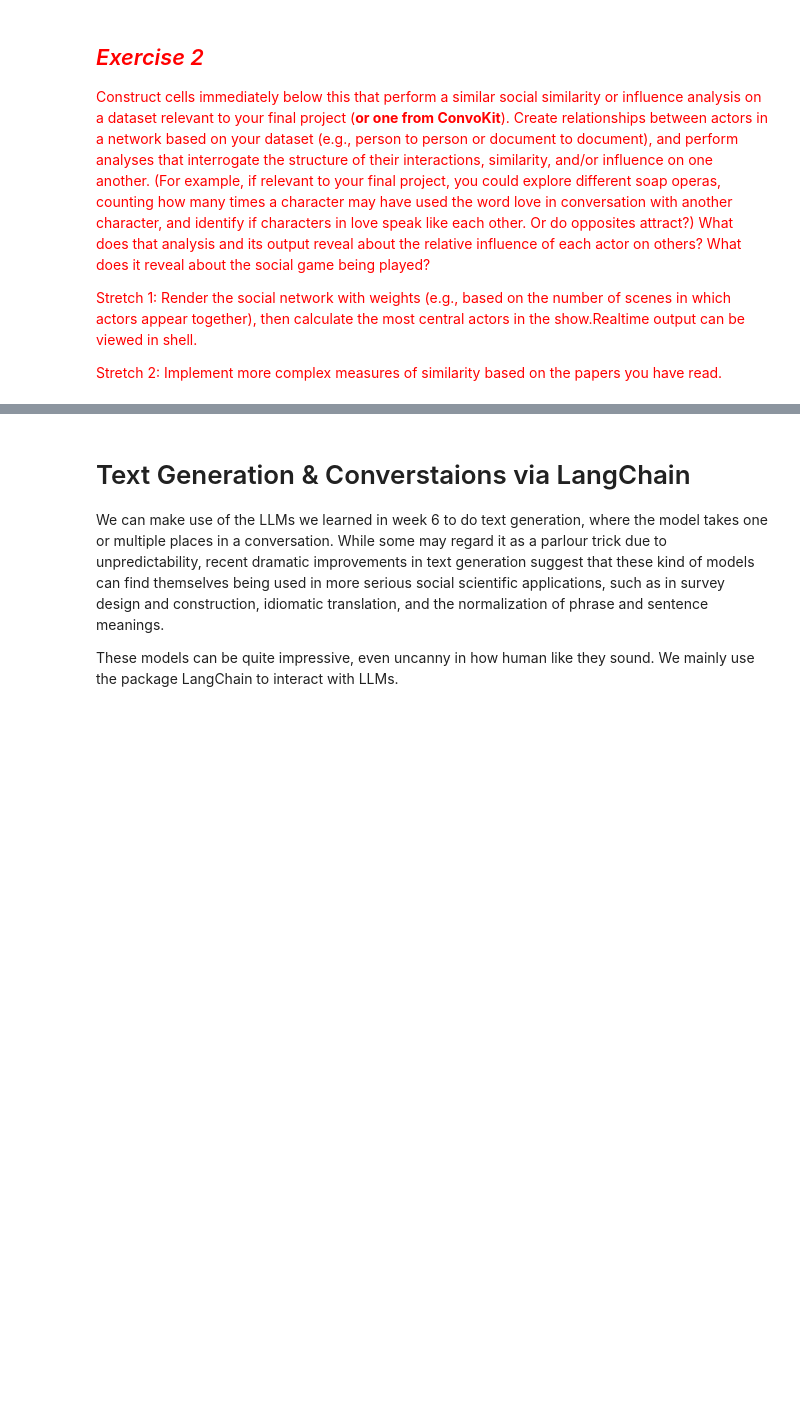
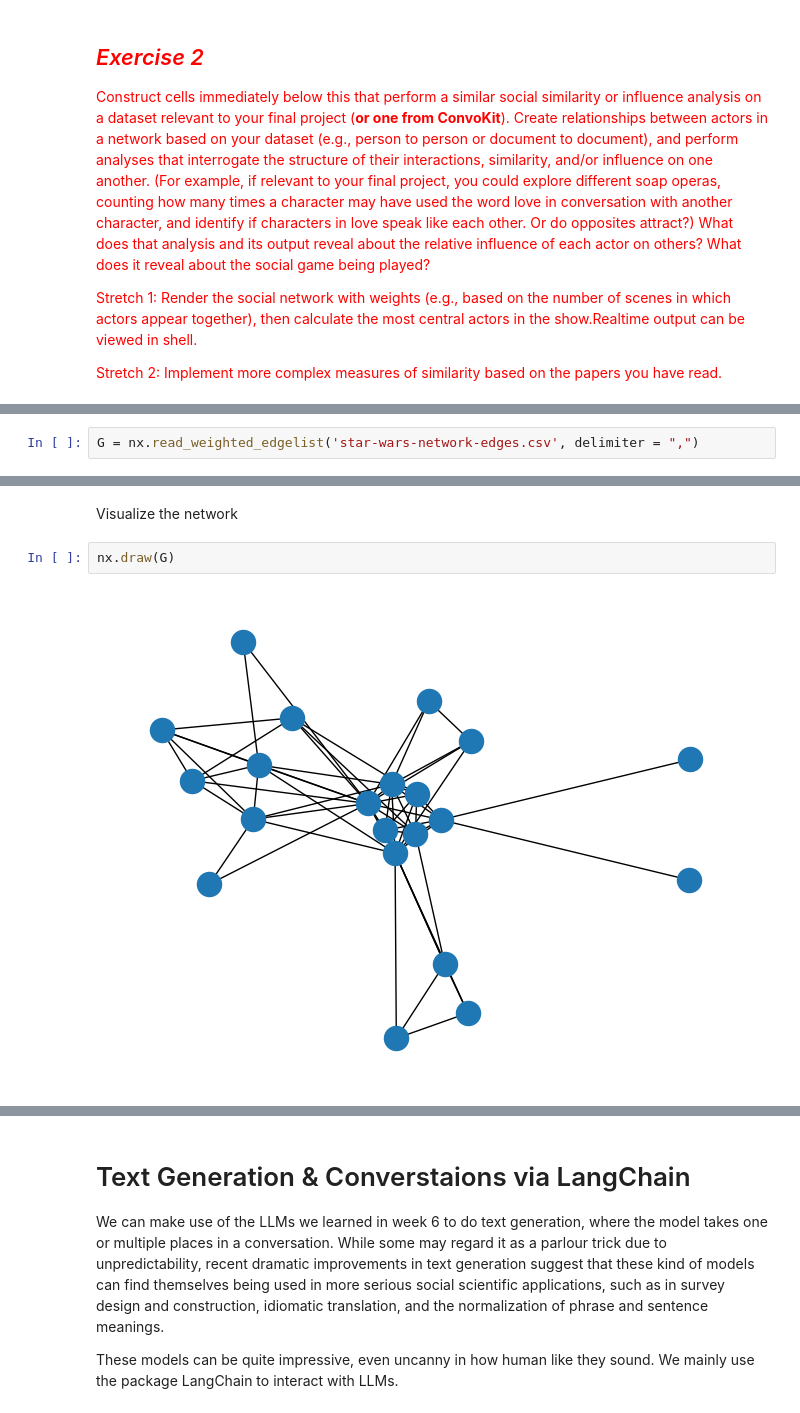
Before and after one commit to h-karyn/ComputationalContentAnalysis, a Jupyter notebook: python_notebooks/hw8/8_Conversation_and_Text_Generation.ipynb, the cells around one changed output, grey strips where cells are left out. Cells and saved outputs as stored; diff of their text form; blank space fills up the shorter version.

```diff
--- a/python_notebooks/hw8/8_Conversation_and_Text_Generation.ipynb
+++ b/python_notebooks/hw8/8_Conversation_and_Text_Generation.ipynb
@@ -813,0 +823,2 @@ Implement more complex measures of similarity based on the papers you have read.
+# %%
+G = nx.read_weighted_edgelist('star-wars-network-edges.csv', delimiter = ",")
@@ -813,0 +855,6 @@ Implement more complex measures of similarity based on the papers you have read.
+# %% [markdown]
+Visualize the network
+# %%
+nx.draw(G)
+# %% [output]
+[figure, added]
```
Also changed, not shown: parts of 16 cells of this notebook, 2 other files.
